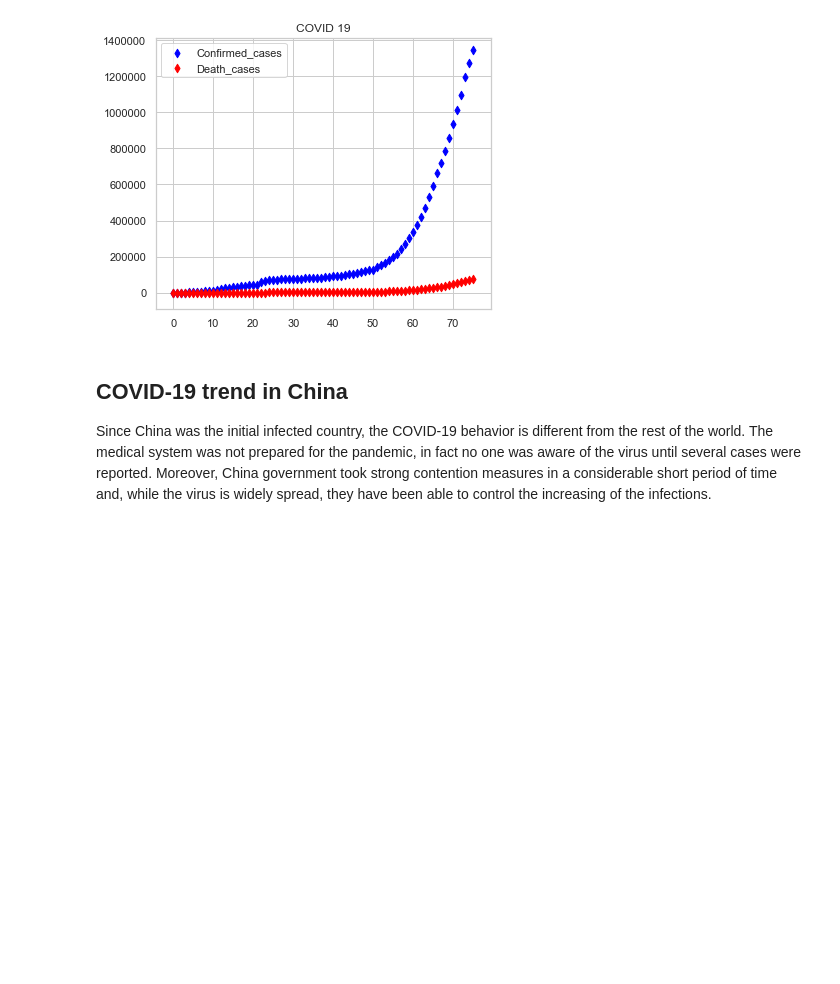
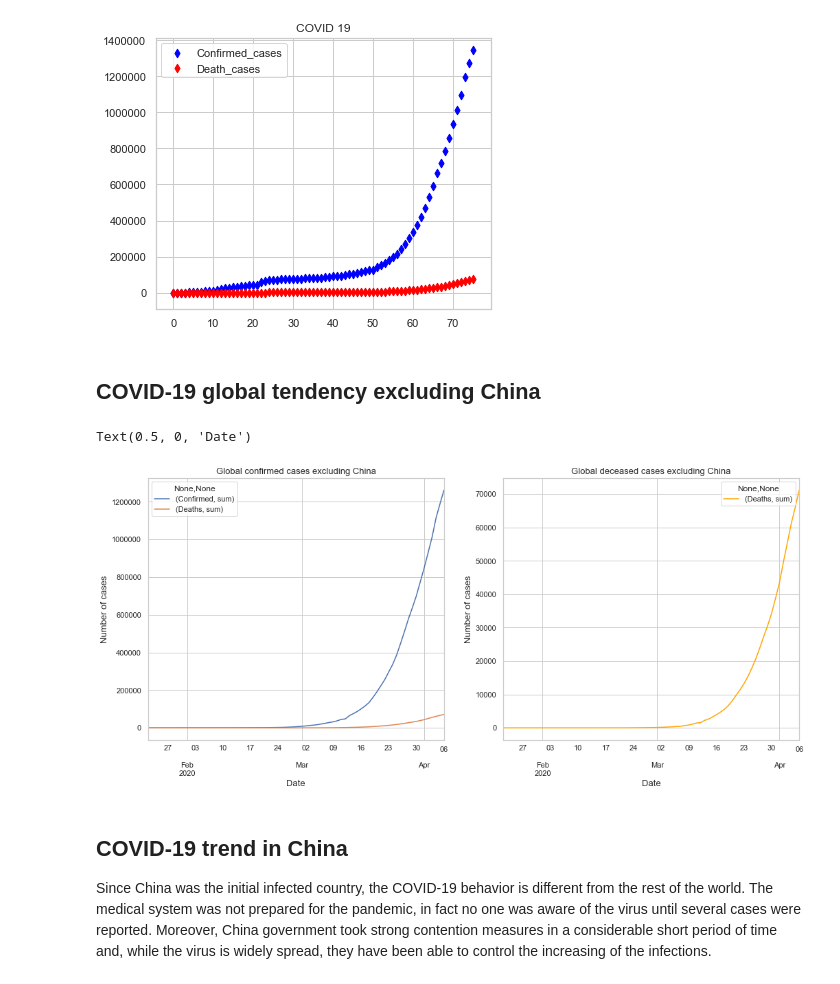
Before and after one commit to ramdatascience/Covid19, a Jupyter notebook: covid-1.ipynb, the cells around one changed output. Saved outputs shown, nothing was run; the diff lists cells and outputs as text; code cells hidden in the pictures; blank space fills up the shorter version.

```diff
--- a/covid-1.ipynb
+++ b/covid-1.ipynb
@@ -127,6 +127,25 @@ plt.legend(loc = "upper left", frameon = True)
 plt.show()
 # %% [output]
 [figure]
+# %% [markdown]
+## COVID-19 global tendency excluding China
+# %%
+confirmed_total_date_noChina = df[df['Country']!='China'].groupby(['Date']).agg({'Confirmed':['sum']})
+fatalities_total_date_noChina = df[df['Country']!='China'].groupby(['Date']).agg({'Deaths':['sum']})
+total_date_noChina = confirmed_total_date_noChina.join(fatalities_total_date_noChina)
+
+fig, (ax1, ax2) = plt.subplots(1, 2, figsize=(17,7))
+total_date_noChina.plot(ax=ax1)
+ax1.set_title("Global confirmed cases excluding China", size=13)
+ax1.set_ylabel("Number of cases", size=13)
+ax1.set_xlabel("Date", size=13)
+fatalities_total_date_noChina.plot(ax=ax2, color='orange')
+ax2.set_title("Global deceased cases excluding China", size=13)
+ax2.set_ylabel("Number of cases", size=13)
+ax2.set_xlabel("Date", size=13)
+# %% [output]
+Text(0.5, 0, 'Date')
+[figure, added]
 # %% [markdown]
 ## COVID-19 trend in China
 Since China was the initial infected country, the COVID-19 behavior is different from the rest of the world. The medical system was not prepared for the pandemic, in fact no one was aware of the virus until several cases were reported. Moreover, China government took strong contention measures in a considerable short period of time and, while the virus is widely spread, they have been able to control the increasing of the infections.
```
Also changed, not shown: parts of 2 cells of this notebook.
